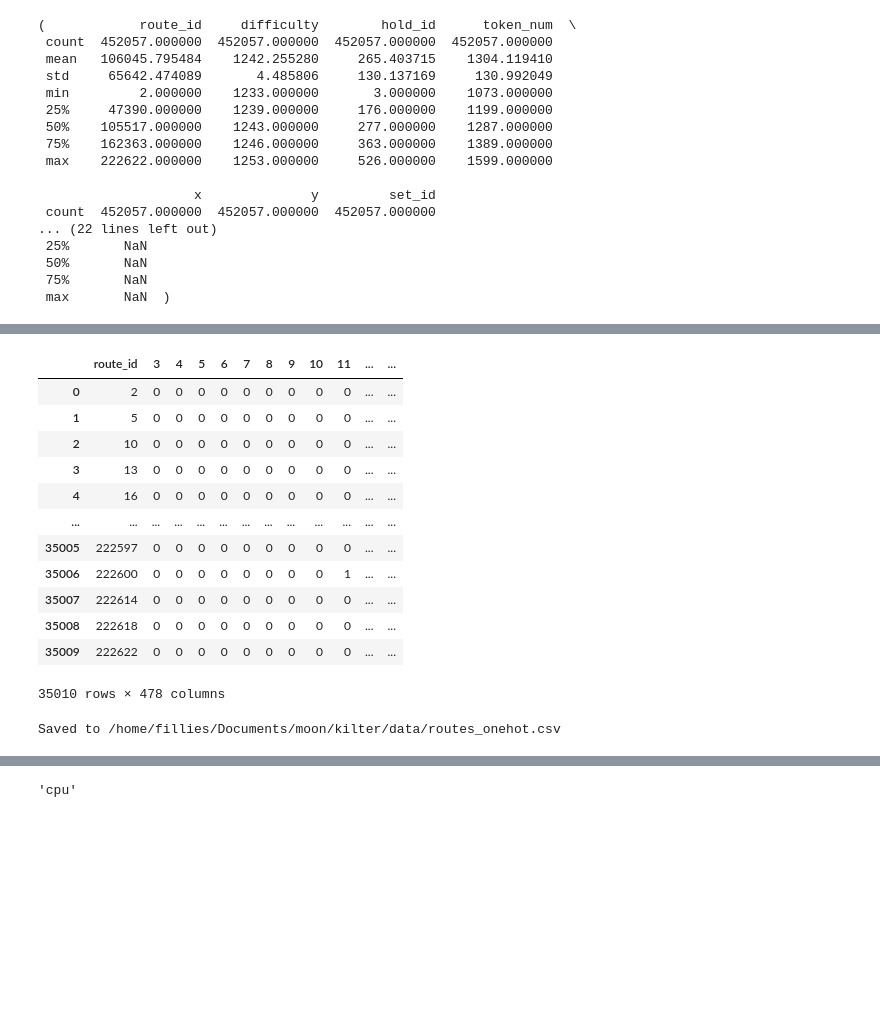
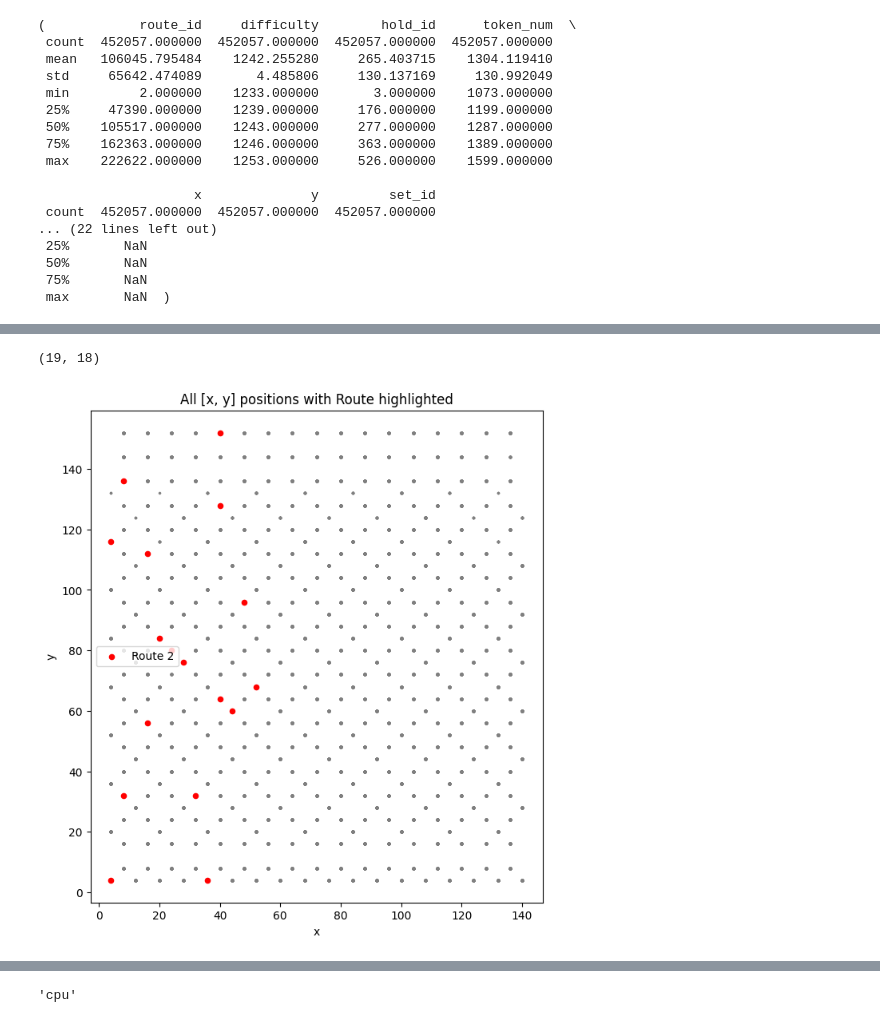
Before and after one commit to wagerc97/Kilter_board, a Jupyter notebook: src/notebooks/CNN.ipynb, the cells around one changed output, grey strips where cells are left out. Drawn from its saved outputs; the diff is of its cells as text; code cells hidden in the pictures; blank space fills up the shorter version.

```diff
--- a/src/notebooks/CNN.ipynb
+++ b/src/notebooks/CNN.ipynb
@@ -102,46 +64,28 @@ holds_per_route
-# %%
-mlb = MultiLabelBinarizer()
-
-one_hot = pd.DataFrame(
-    mlb.fit_transform(holds_per_route["hold_ids"]),
-    columns=mlb.classes_,
-    index=holds_per_route["route_id"]
-).reset_index()
-
-# Add back difficulty column
-one_hot = one_hot.merge(
-    holds_per_route[["route_id", "difficulty"]],
-    on="route_id"
-)
-
-one_hot
-# %% [output]
-|  | route_id | 3 | 4 | 5 | 6 | 7 | 8 | 9 | 10 | 11 | ... | ... |
-| 0 | 2 | 0 | 0 | 0 | 0 | 0 | 0 | 0 | 0 | 0 | ... | ... |
-| 1 | 5 | 0 | 0 | 0 | 0 | 0 | 0 | 0 | 0 | 0 | ... | ... |
-| 2 | 10 | 0 | 0 | 0 | 0 | 0 | 0 | 0 | 0 | 0 | ... | ... |
-| 3 | 13 | 0 | 0 | 0 | 0 | 0 | 0 | 0 | 0 | 0 | ... | ... |
-| 4 | 16 | 0 | 0 | 0 | 0 | 0 | 0 | 0 | 0 | 0 | ... | ... |
-| ... | ... | ... | ... | ... | ... | ... | ... | ... | ... | ... | ... | ... |
-| 35005 | 222597 | 0 | 0 | 0 | 0 | 0 | 0 | 0 | 0 | 0 | ... | ... |
-| 35006 | 222600 | 0 | 0 | 0 | 0 | 0 | 0 | 0 | 0 | 1 | ... | ... |
-| 35007 | 222614 | 0 | 0 | 0 | 0 | 0 | 0 | 0 | 0 | 0 | ... | ... |
-| 35008 | 222618 | 0 | 0 | 0 | 0 | 0 | 0 | 0 | 0 | 0 | ... | ... |
-| 35009 | 222622 | 0 | 0 | 0 | 0 | 0 | 0 | 0 | 0 | 0 | ... | ... |
-35010 rows × 478 columns
-# %%
-
-# go up from src/ to project root, then into data/
-project_root = Path.cwd().parent.parent   # if running from inside src/
-data_dir = project_root / "data"
-
-# make sure it exists
-data_dir.mkdir(exist_ok=True)
-
-# save one-hot CSV in data/
-out_path = data_dir / "routes_onehot.csv"
-one_hot.to_csv(out_path, index=False)
-
-print(f"Saved to {out_path}")
-# %% [output]
-Saved to /home/fillies/Documents/moon/kilter/data/routes_onehot.csv
+# %%
+cols = placements.groupby("x")["y"].nunique().max().item()
+rows = placements.groupby("y")["x"].nunique().max().item()
+
+cols, rows
+# %% [output]
+(19, 18)
+# %%
+rid = 2
+route_data = placements[placements["route_id"] == rid]
+
+
+plt.figure(figsize=(8, 8))
+
+# background: all placements (gray)
+plt.scatter(placements["x"], placements["y"], s=2, alpha=0.3, color="gray")
+
+# highlight chosen route (red)
+plt.scatter(route_data["x"], route_data["y"], s=20, color="red", label=f"Route {rid}")
+
+plt.xlabel("x")
+plt.ylabel("y")
+plt.title("All [x, y] positions with Route highlighted")
+plt.gca().set_aspect("equal")
+plt.legend()
+plt.show()
+# %% [output]
+[figure, added]
```
Also changed, not shown: parts of 26 cells of this notebook, 1 other file.
